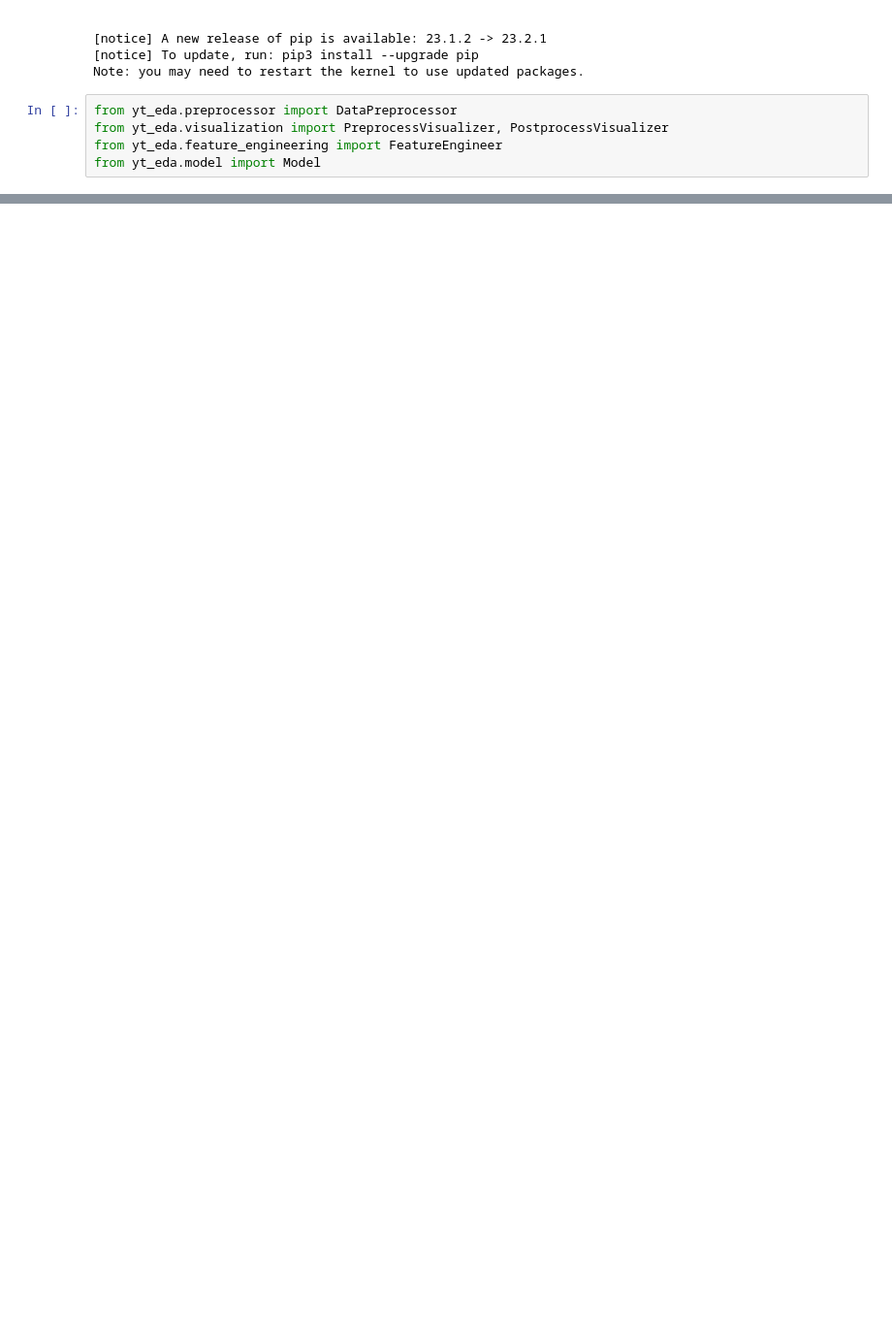
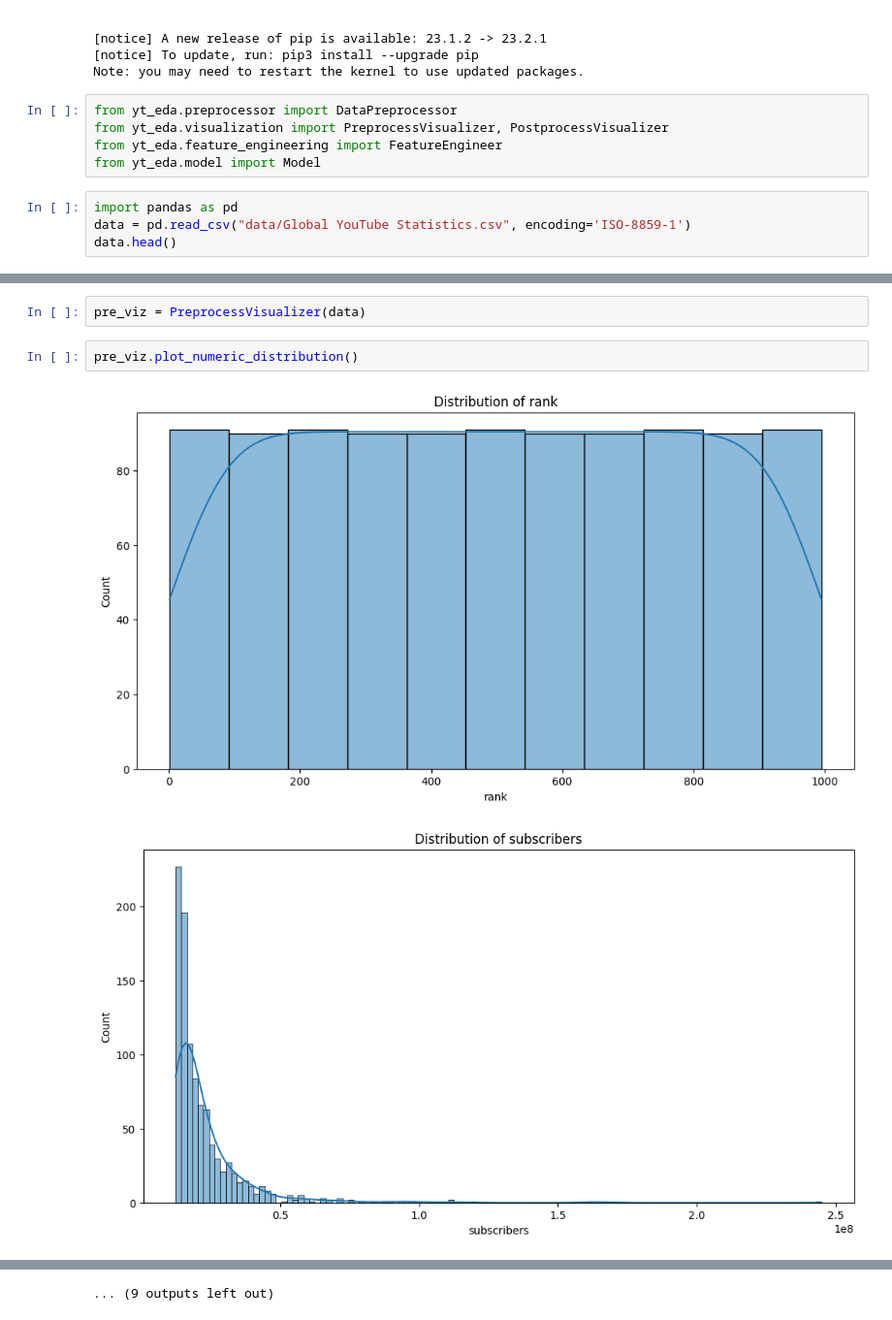
Before and after one commit to Devilsam12/yt_eda, a Jupyter notebook: nb.ipynb, the cells around one changed output, grey strips where cells are left out. Shown at 97% size. Drawn from its saved outputs; the diff is of its cells as text; blank space fills up the shorter version.

```diff
--- a/nb.ipynb
+++ b/nb.ipynb
@@ -23,3 +23,7 @@ from yt_eda.preprocessor import DataPreprocessor
 from yt_eda.visualization import PreprocessVisualizer, PostprocessVisualizer
 from yt_eda.feature_engineering import FeatureEngineer
 from yt_eda.model import Model
+# %%
+import pandas as pd
+data = pd.read_csv("data/Global YouTube Statistics.csv", encoding='ISO-8859-1')
+data.head()
@@ -25,0 +37,7 @@ from yt_eda.model import Model
+# %%
+pre_viz = PreprocessVisualizer(data)
+# %%
+pre_viz.plot_numeric_distribution()
+# %% [output]
+[figure, added]
+[figure, added]
@@ -25,0 +54 @@ from yt_eda.model import Model
+... (9 outputs left out)
```
Also changed, not shown: parts of 7 cells of this notebook, 1 other file.
